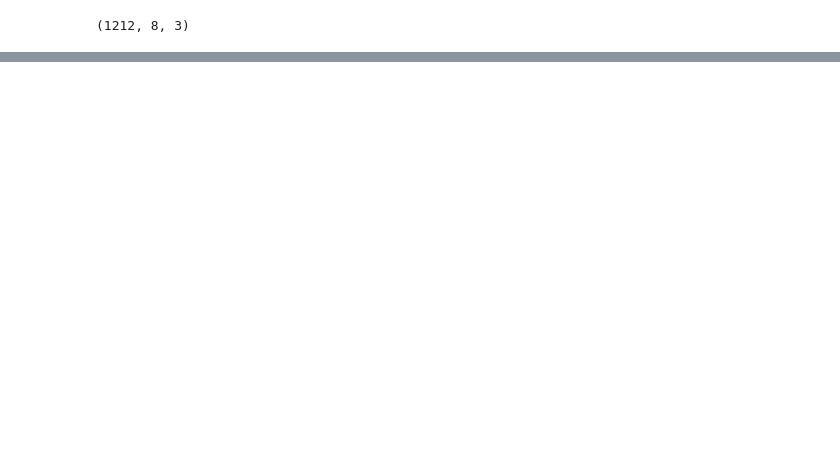
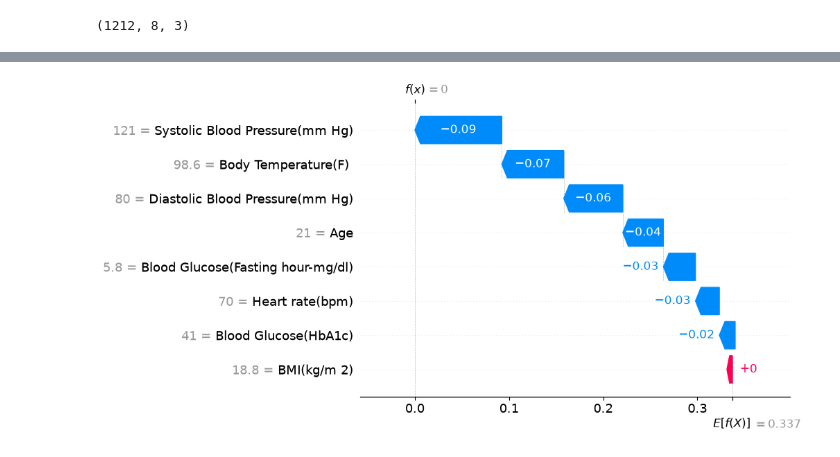
Before and after one commit to AIMHRA/aimhra-projectA, a Jupyter notebook: AIMODELS/modelrf.ipynb, the cells around one changed output, grey strips where cells are left out. Drawn from its saved outputs; the diff is of its cells as text; code cells hidden in the pictures; blank space fills up the shorter version.

```diff
--- a/AIMODELS/modelrf.ipynb
+++ b/AIMODELS/modelrf.ipynb
@@ -139,0 +140,9 @@ shap.summary_plot(shap_values[:, :, 2], X_test)  # high risk
+# %%
+shap.plots.waterfall(shap.Explanation(
+    values=shap_values[0, :, 1],  # first patient, all features, mid-risk class
+    base_values=explainer.expected_value[1],
+    data=X_test.iloc[0],
+    feature_names=X_test.columns.tolist()
+))
+# %% [output]
+[figure, added]
```
Also changed, not shown: parts of 5 cells of this notebook, 2 other files.
